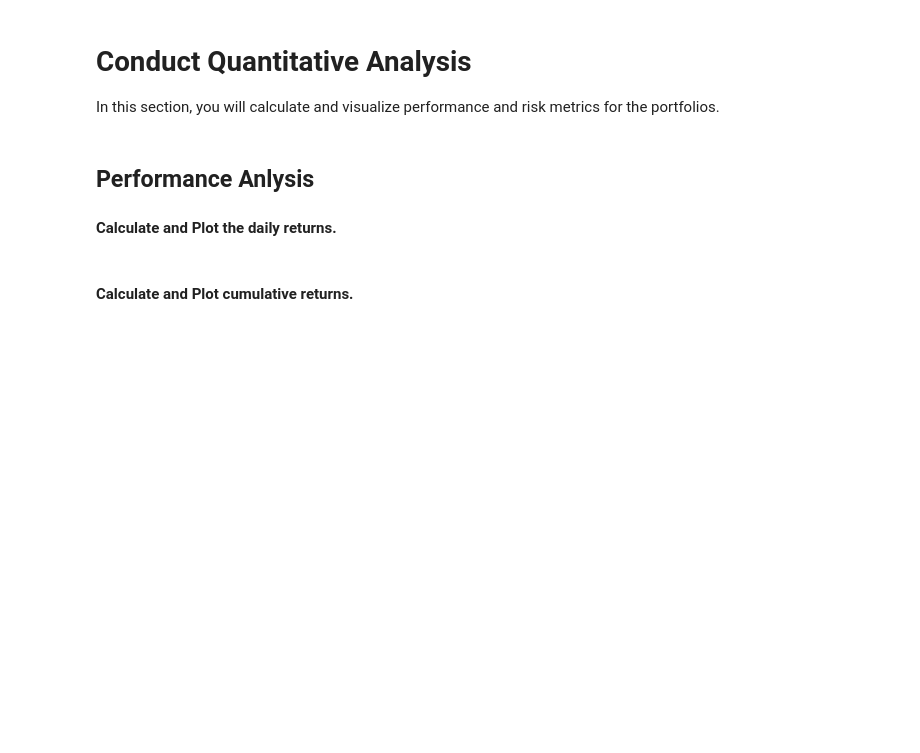
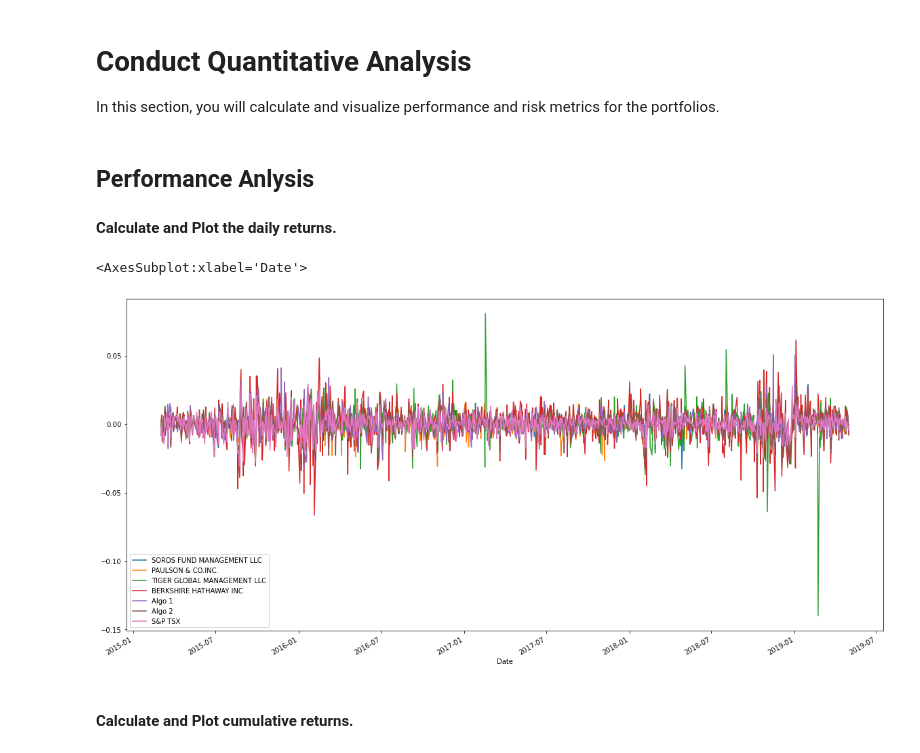
Before and after one commit to MichaelNguyen2692/Module-4-Assignment---Portfolio-Analysis, a Jupyter notebook: whale_analysis.ipynb, the cells around one changed output. Cells and saved outputs as stored; diff of their text form; code cells hidden in the pictures; blank space fills up the shorter version.

```diff
--- a/whale_analysis.ipynb
+++ b/whale_analysis.ipynb
@@ -188,0 +185,15 @@ dreturn_sp.head()
+# %%
+# Join Whale Returns, Algorithmic Returns, and the S&P TSX 60 Returns into a single DataFrame with columns for each portfolio's returns.
+#whale_df and algo_df need to be indexed with Date before being combined with S&P TSX
+
+#Set Date as index for whale_df
+whale_df.set_index(pd.to_datetime(whale_df['Date'], infer_datetime_format=True), inplace=True)
+#Drop extra "Date" column from whale_df
+whale_df.drop(columns=['Date'], inplace=True)
+whale_df.head()
+
+#Set Date as index for algo_df
+algo_df.set_index(pd.to_datetime(algo_df['Date'], infer_datetime_format=True), inplace=True)
+#Drop extra "Date" column from algo_df
+algo_df.drop(columns=['Date'], inplace=True)
+algo_df.head()
@@ -188,0 +208,4 @@ dreturn_sp.head()
+# %%
+# Join whale_df, algo_df and dreturn_sp dataframes by columns axis
+joined_df = pd.concat([whale_df, algo_df, dreturn_sp], axis='columns', join='inner')
+joined_df.head()
@@ -198,6 +229,10 @@ In this section, you will calculate and visualize performance and risk metrics f
 #### Calculate and Plot the daily returns.
 # %%
 # Plot daily returns of all portfolios
+joined_df.plot(figsize=(20,10))
+# %% [output]
+<AxesSubplot:xlabel='Date'>
+[figure, added]
 # %% [markdown]
 #### Calculate and Plot cumulative returns.
 # %%
```
Also changed, not shown: parts of 46 cells of this notebook, 4 other files.
